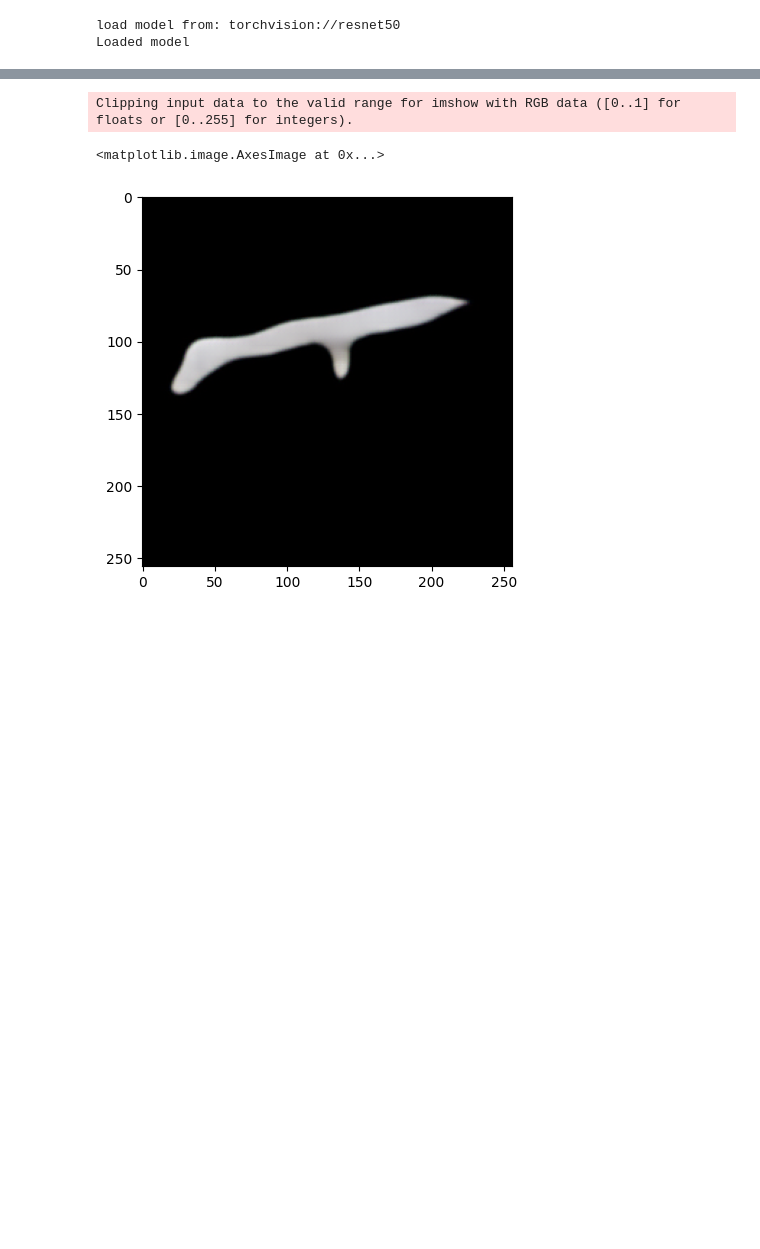
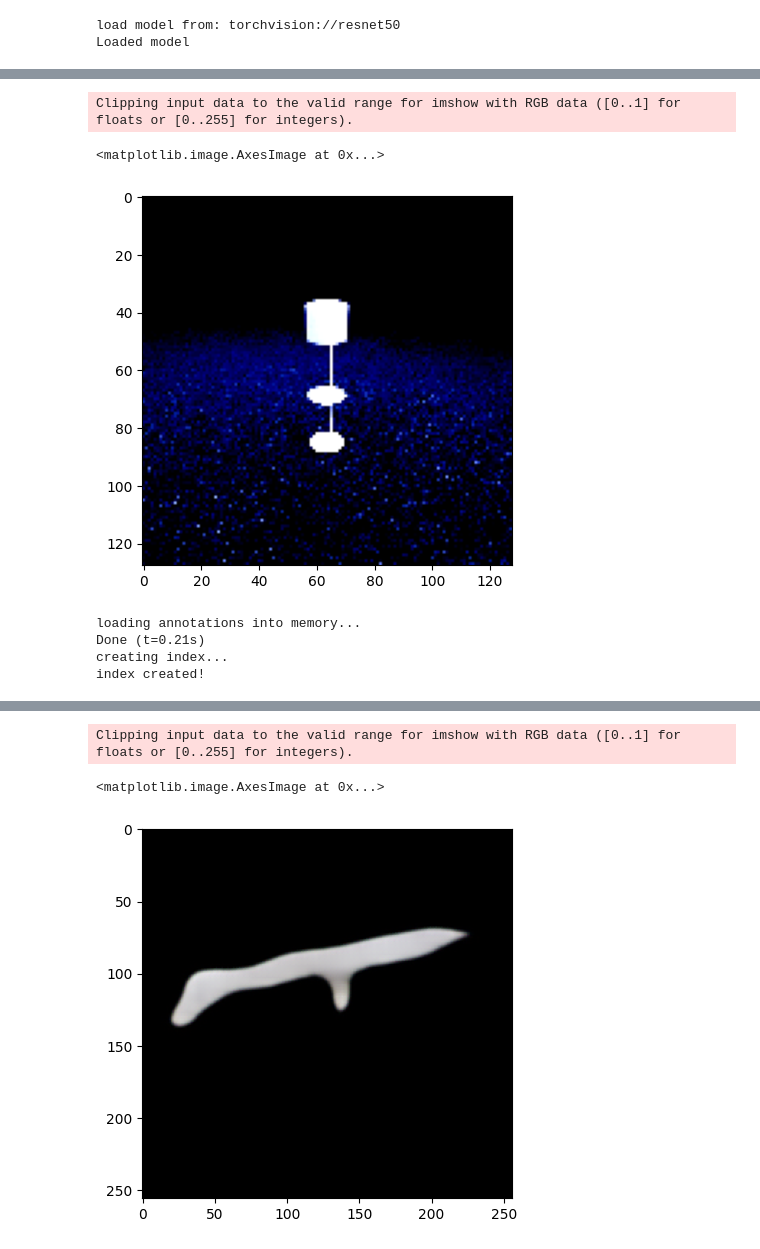
Before and after one commit to tungnthust/VoxDet-simplified, a Jupyter notebook: Untitled.ipynb, the cells around one changed output, grey strips where cells are left out. Drawn from its saved outputs; the diff is of its cells as text; code cells hidden in the pictures; blank space fills up the shorter version.

```diff
--- a/Untitled.ipynb
+++ b/Untitled.ipynb
@@ -59,0 +158,16 @@ device = torch.device('cuda:0')
+# %%
+s = np.load('/home/minhnh/project_drive/CV/FewshotObjectDetection/data/OWID/P1/9676/info.npz')
+# %%
+plt.imshow(s['rgb'][32].transpose(1,2,0))
+# %% [output]
+Clipping input data to the valid range for imshow with RGB data ([0..1] for floats or [0..255] for integers).
+<matplotlib.image.AxesImage at 0x...>
+[figure, added]
+# %%
+ann_file = '/home/minhnh/project_drive/CV/FewshotObjectDetection/data/RoboTools/test/scene_gt_coco_all.json'
+data_info = dataset.load_annotations(ann_file)
+# %% [output]
+loading annotations into memory...
+Done (t=0.21s)
+creating index...
+index created!
```
Also changed, not shown: parts of 47 cells of this notebook, 7 other files.
